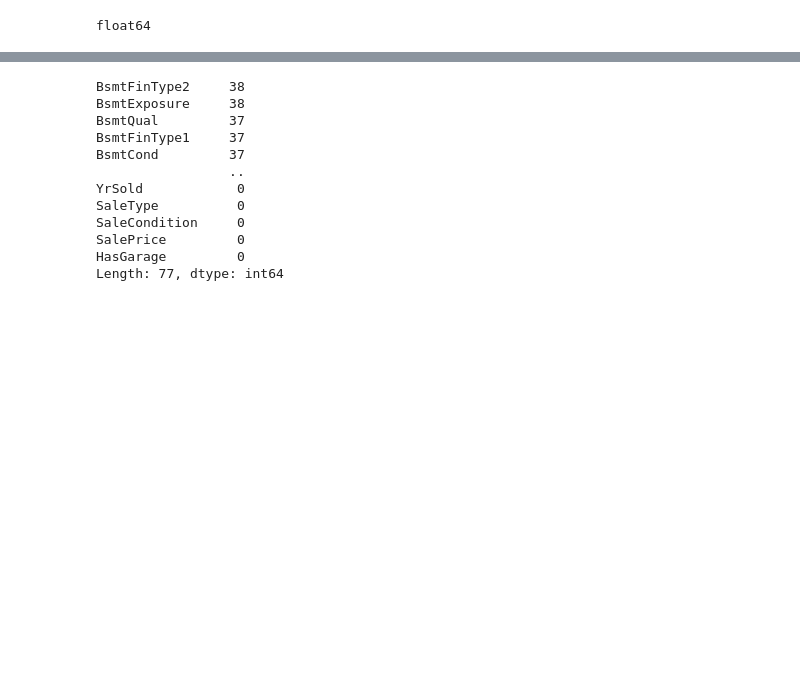
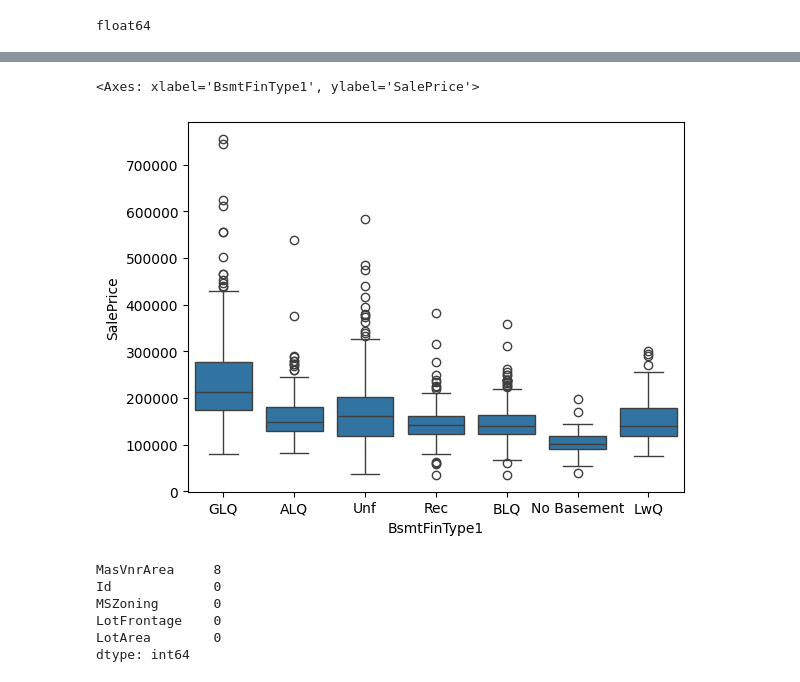
Before and after one commit to antoine-guibert/house_prices, a Jupyter notebook: exploration_donnees.ipynb, the cells around one changed output, grey strips where cells are left out. Saved outputs shown, nothing was run; the diff lists cells and outputs as text; code cells hidden in the pictures; blank space fills up the shorter version.

```diff
--- a/exploration_donnees.ipynb
+++ b/exploration_donnees.ipynb
@@ -270,0 +314,3 @@ test_data['GarageYrBlt']=test_data['GarageYrBlt'].fillna(0).astype(int)
+# %%
+# suppression des 2 lignes :
+train_data.drop(train_data[train_data['Id'].isin([949, 333])].index, inplace=True)
@@ -271,15 +333,20 @@ test_data['GarageYrBlt']=test_data['GarageYrBlt'].fillna(0).astype(int)
+# %%
+train_data['HasBasement'] = train_data['BsmtQual'].notnull().astype(int)
+basement_columns = ['BsmtQual', 'BsmtCond', 'BsmtExposure', 'BsmtFinType1', 'BsmtFinType2']
+train_data[basement_columns] = train_data[basement_columns].fillna('No Basement')
+# %%
+# oe veut checker si la valeur 'No Basement' a une influence sur le prix de vente et il semblerait que oui donc on ne va surtout pas supprimer ces lignes là
+sns.boxplot(data=train_data, x='BsmtFinType1', y='SalePrice')
+# %% [output]
+<Axes: xlabel='BsmtFinType1', ylabel='SalePrice'>
+[figure, added]
 # %%
-train_data.isna().sum().sort_values(ascending=False)
+missing_values=train_data.isna().sum().sort_values(ascending=False)
+print(missing_values.head())
 # %% [output]
-BsmtFinType2     38
-BsmtExposure     38
-BsmtQual         37
-BsmtFinType1     37
-BsmtCond         37
-                 ..
-YrSold            0
-SaleType          0
-SaleCondition     0
-SalePrice         0
-HasGarage         0
-Length: 77, dtype: int64
+MasVnrArea     8
+Id             0
+MSZoning       0
+LotFrontage    0
+LotArea        0
+dtype: int64
```
Also changed, not shown: parts of 16 cells of this notebook.
